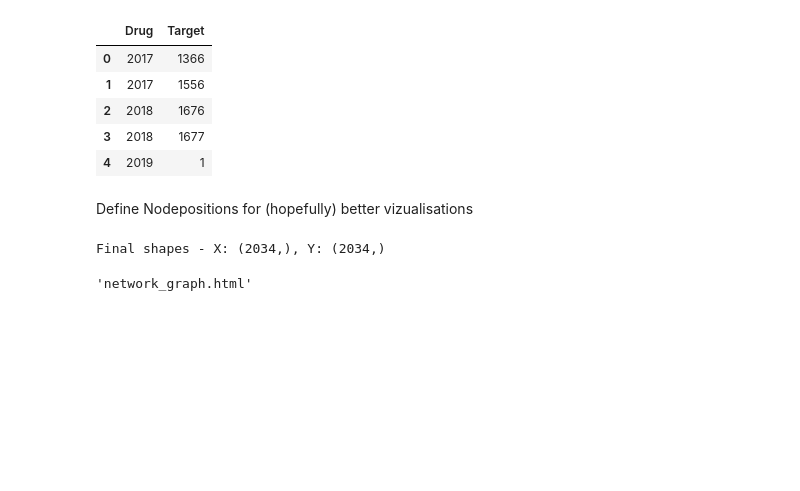
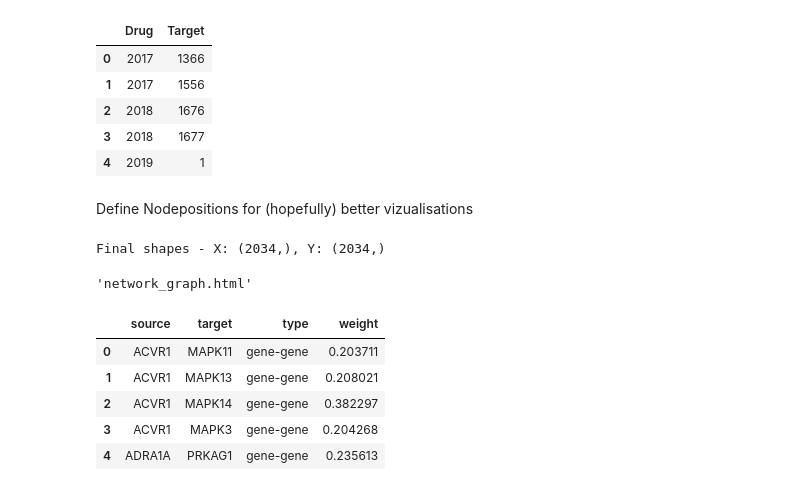
Before and after one commit to MichaelMigacev/swp-baumlab, a Jupyter notebook: DeepSignalingFlow/Orig-Code-Changed/gnn_viz.ipynb, the cells around one changed output. Cells and saved outputs as stored; diff of their text form; code cells hidden in the pictures; blank space fills up the shorter version.

```diff
--- a/DeepSignalingFlow/Orig-Code-Changed/gnn_viz.ipynb
+++ b/DeepSignalingFlow/Orig-Code-Changed/gnn_viz.ipynb
@@ -158,3 +156,43 @@ fig.show()
 plot(fig, filename='network_graph.html', auto_open=True)
 # %% [output]
 'network_graph.html'
+# %%
+gene_edges = gene_edges_df.rename(columns={'src': 'source', 'dest': 'target'})
+drug_edges = drug_edges_df.rename(columns={'Drug': 'source', 'Target': 'target'})
+
+# 2. Add edge type and weight columns
+gene_edges['type'] = 'gene-gene'
+gene_edges['weight'] = gene_edges['conv_bind_weight']
+
+drug_edges['type'] = 'drug-gene'
+drug_edges['weight'] = 1.0  # Default weight for drug edges
+
+# 3. Combine DataFrames
+combined_edges = pd.concat([
+    gene_edges[['source', 'target', 'type', 'weight']],
+    drug_edges[['source', 'target', 'type', 'weight']]
+], ignore_index=True)
+# %%
+# Create a mapping dictionary from node_num to node_name
+node_name_mapping = nodes_df.set_index('node_num')['node_name'].to_dict()
+
+prev_combined_edges = combined_edges
+
+# Replace numeric IDs with names
+combined_edges['source_name'] = combined_edges['source'].map(node_name_mapping)
+combined_edges['target_name'] = combined_edges['target'].map(node_name_mapping)
+
+# Select final columns and save
+final_edges = combined_edges[['source_name', 'target_name', 'type', 'weight']]
+final_edges.columns = ['source', 'target', 'type', 'weight']  # Standardize column names
+
+# Save to CSV
+final_edges.to_csv('named_edges.csv', index=False)
+final_edges.head()
+# %% [output]
+|  | source | target | type | weight |
+| 0 | ACVR1 | MAPK11 | gene-gene | 0.203711 |
+| 1 | ACVR1 | MAPK13 | gene-gene | 0.208021 |
+| 2 | ACVR1 | MAPK14 | gene-gene | 0.382297 |
+| 3 | ACVR1 | MAPK3 | gene-gene | 0.204268 |
+| 4 | ADRA1A | PRKAG1 | gene-gene | 0.235613 |
```
Also changed, not shown: parts of 4 cells of this notebook, 11 other files.
